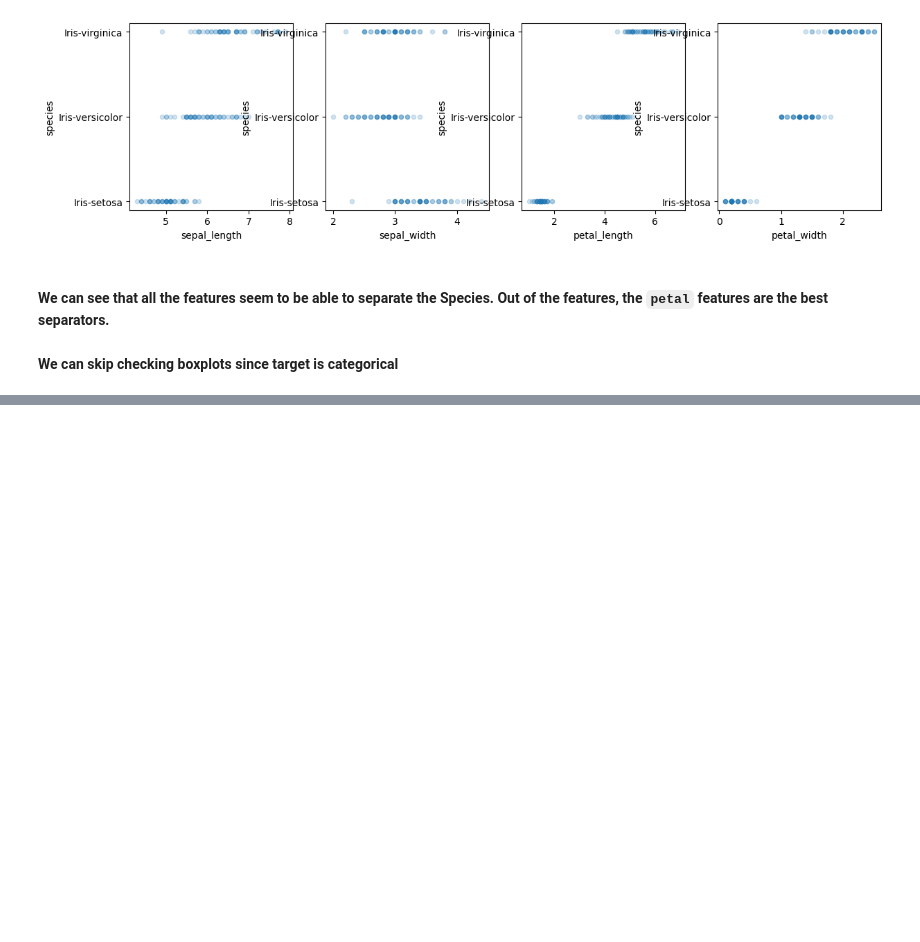
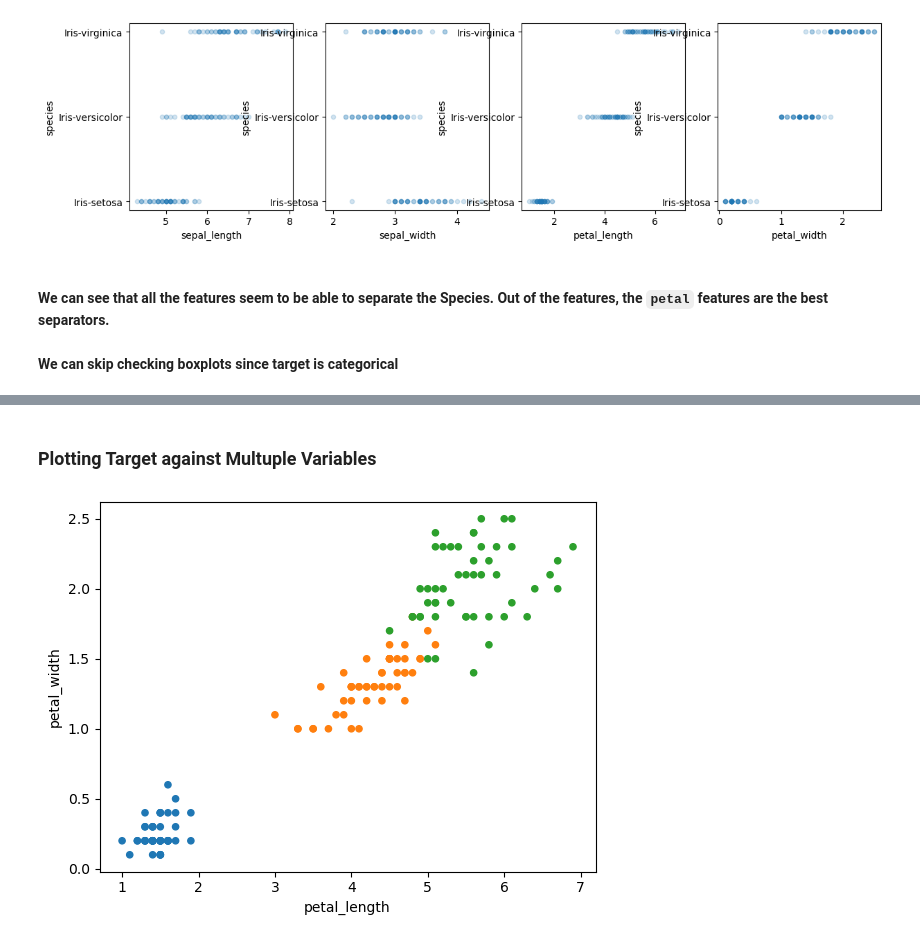
Before and after one commit to calebhadley1/iris-fisher, a Jupyter notebook: notebooks/eda.ipynb, the cells around one changed output, grey strips where cells are left out. Cells and saved outputs as stored; diff of their text form; code cells hidden in the pictures; blank space fills up the shorter version.

```diff
--- a/notebooks/eda.ipynb
+++ b/notebooks/eda.ipynb
@@ -163,0 +201,6 @@ for (i, c) in enumerate(plot_columns):
+# %% [markdown]
+### Plotting Target against Multuple Variables
+# %%
+_ = df_colored.plot.scatter("petal_length", "petal_width", c="color")
+# %% [output]
+[figure, added]
```
Also changed, not shown: parts of 11 cells of this notebook, 1 other file.
